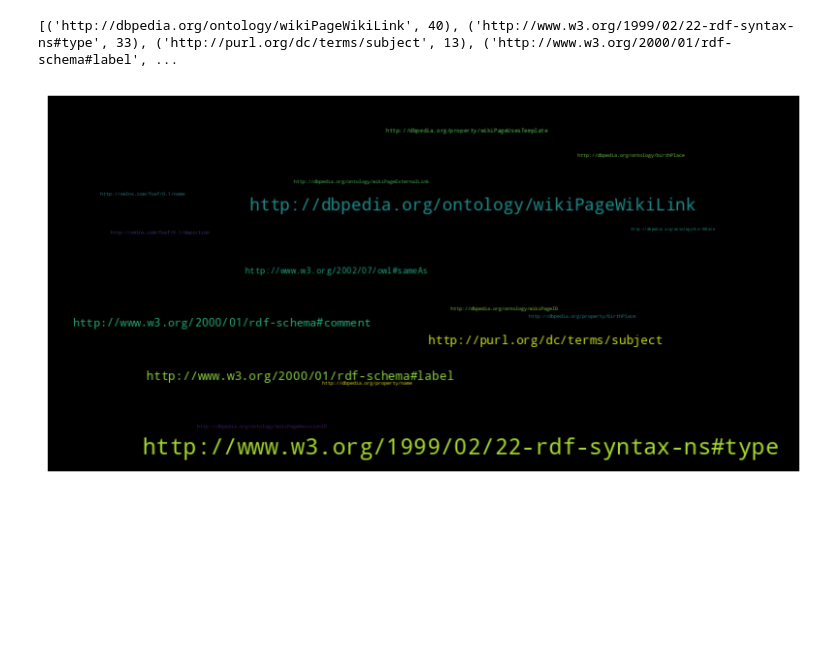
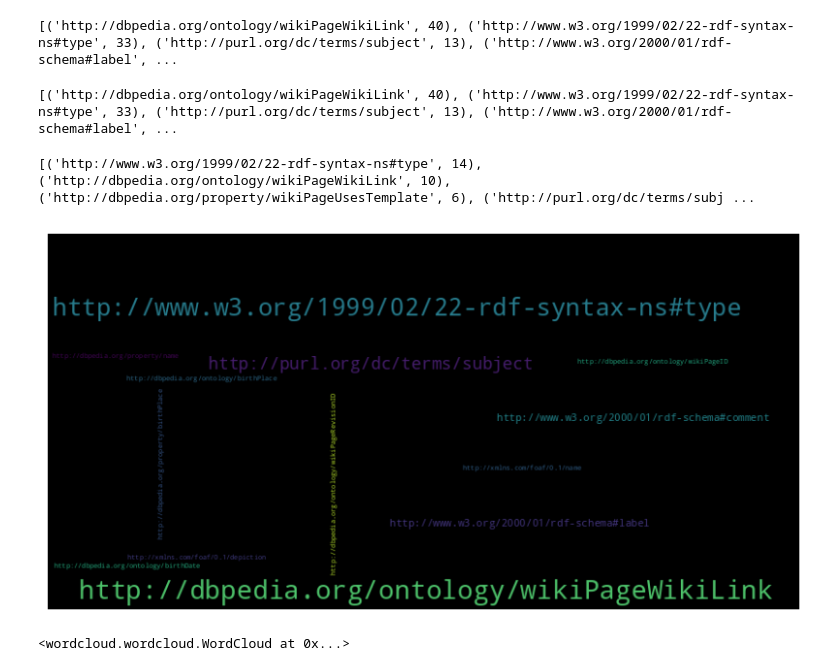
Before and after one commit to Hawawou/UE-803, a Jupyter notebook: rdf.ipynb, the cells around one changed output. Cells and saved outputs as stored; diff of their text form; code cells hidden in the pictures; blank space fills up the shorter version.

```diff
--- a/rdf.ipynb
+++ b/rdf.ipynb
@@ -5,9 +5,6 @@ import os
 from rdflib import Graph
 from collections import defaultdict, Counter
 # %%
-# Load RDF triples from JSON file
-folder_path = 'computers_rdf'
-
 # Initialize an empty graph
 G = nx.Graph()
 
@@ -27,33 +24,53 @@ def get_triples(folder_path):
                     subject = triple['subject']
                     predicate = triple['predicate']
                     object = triple['object']
-                    # category = triple.get('category', 'unknown')  # Default to 'unknown' if 'category' is not present
+
                     triples.append((subject, predicate, object))
                     # categories[category].append(triple)
                     G.add_edge(subject, object, label=predicate)
         return triples
 
 # print("Loaded and parsed RDF triples from JSON files.")
-
-
-triples = get_triples(folder_path)
-properties = [p for s, p, o in triples]
-
-
-property_counts = Counter(properties)
-top_50_properties = property_counts.most_common(50)
-print(top_50_properties)
 # %% [output]
 [('http://dbpedia.org/ontology/wikiPageWikiLink', 40), ('http://www.w3.org/1999/02/22-rdf-syntax-ns#type', 33), ('http://purl.org/dc/terms/subject', 13), ('http://www.w3.org/2000/01/rdf-schema#label', ...
+# %%
+# Computer scientists
+folder_path_cs = 'computers_rdf'
+triples = get_triples(folder_path_cs)
+properties_cs = [p for s, p, o in triples]
+
+
+property_counts_cs = Counter(properties_cs)
+top_50_properties_cs = property_counts_cs.most_common(50)
+print(top_50_properties_cs)
+# %% [output]
+[('http://dbpedia.org/ontology/wikiPageWikiLink', 40), ('http://www.w3.org/1999/02/22-rdf-syntax-ns#type', 33), ('http://purl.org/dc/terms/subject', 13), ('http://www.w3.org/2000/01/rdf-schema#label', ...
+# %%
+# Sculptors
+folder_path_sculptors = 'sculptors_rdf'
+triples = get_triples(folder_path_sculptors)
+properties_sculptors = [p for s, p, o in triples]
+
+
+property_counts_sculptors = Counter(properties_sculptors)
+top_50_properties_sculptors = property_counts_sculptors.most_common(50)
+print(top_50_properties_sculptors)
+# %% [output]
+[('http://www.w3.org/1999/02/22-rdf-syntax-ns#type', 14), ('http://dbpedia.org/ontology/wikiPageWikiLink', 10), ('http://dbpedia.org/property/wikiPageUsesTemplate', 6), ('http://purl.org/dc/terms/subj ...
 # %%
 import matplotlib.pyplot as plt
 from wordcloud import WordCloud
 # %%
-wordcloud = WordCloud(width=800, height=400, background_color ='black').generate_from_frequencies(property_counts)
+def plot_wordcloud(property_counts):
+    wordcloud = WordCloud(width=800, height=400, background_color='black').generate_from_frequencies(property_counts)
 
-plt.figure(figsize=(10, 10))
-plt.imshow(wordcloud, interpolation='bilinear')
-plt.axis('off')
-plt.show()
+    plt.figure(figsize=(10, 10))
+    plt.imshow(wordcloud, interpolation='bilinear')
+    plt.axis('off')
+    plt.show()
+    return wordcloud
-# %% [output]
-[figure, removed]
+# %%
+plot_wordcloud(property_counts_cs)
+# %% [output]
+[figure, added]
+<wordcloud.wordcloud.WordCloud at 0x...>
```
Also changed, not shown: parts of 4 cells of this notebook, 6 other files.
